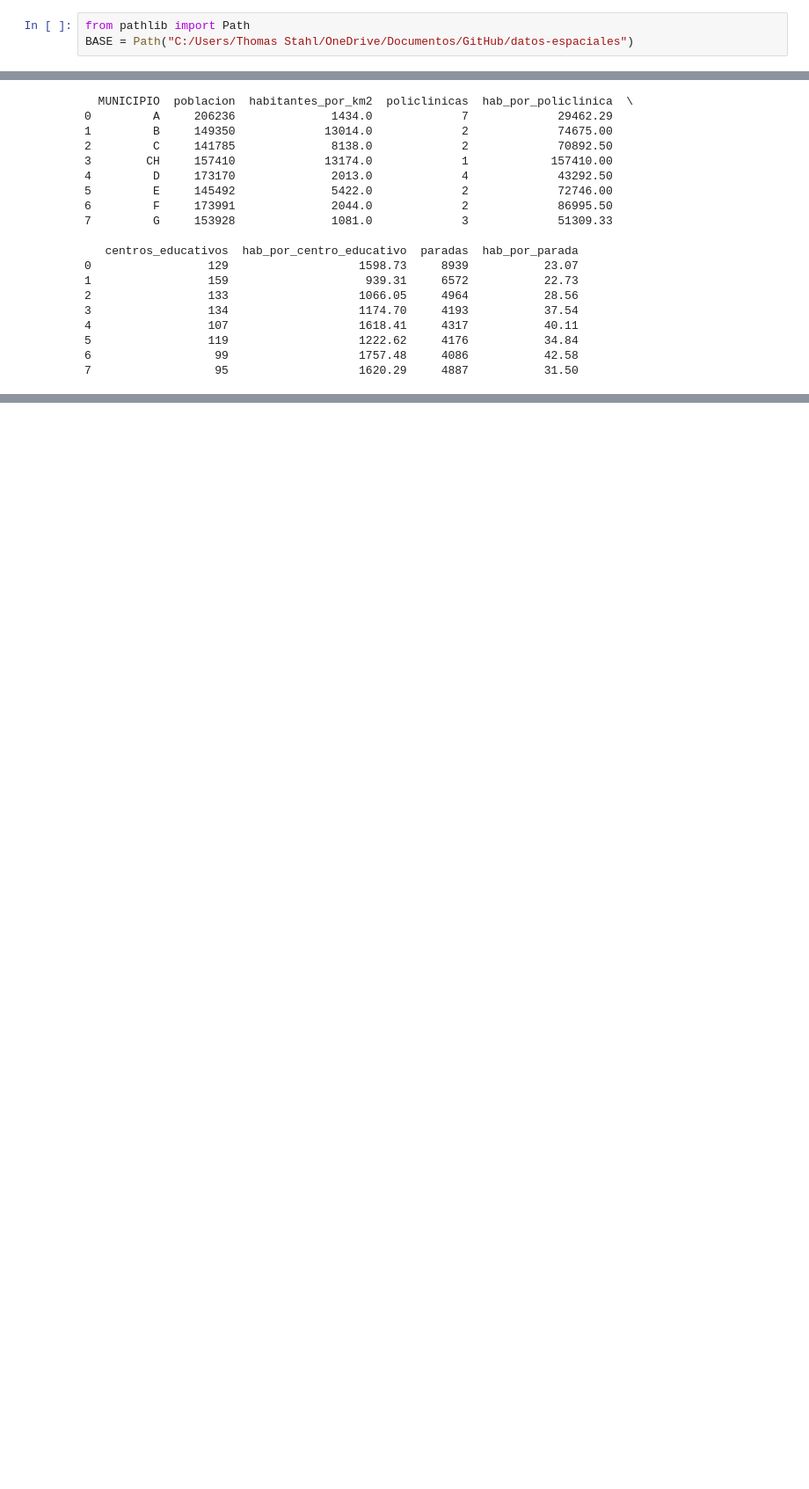
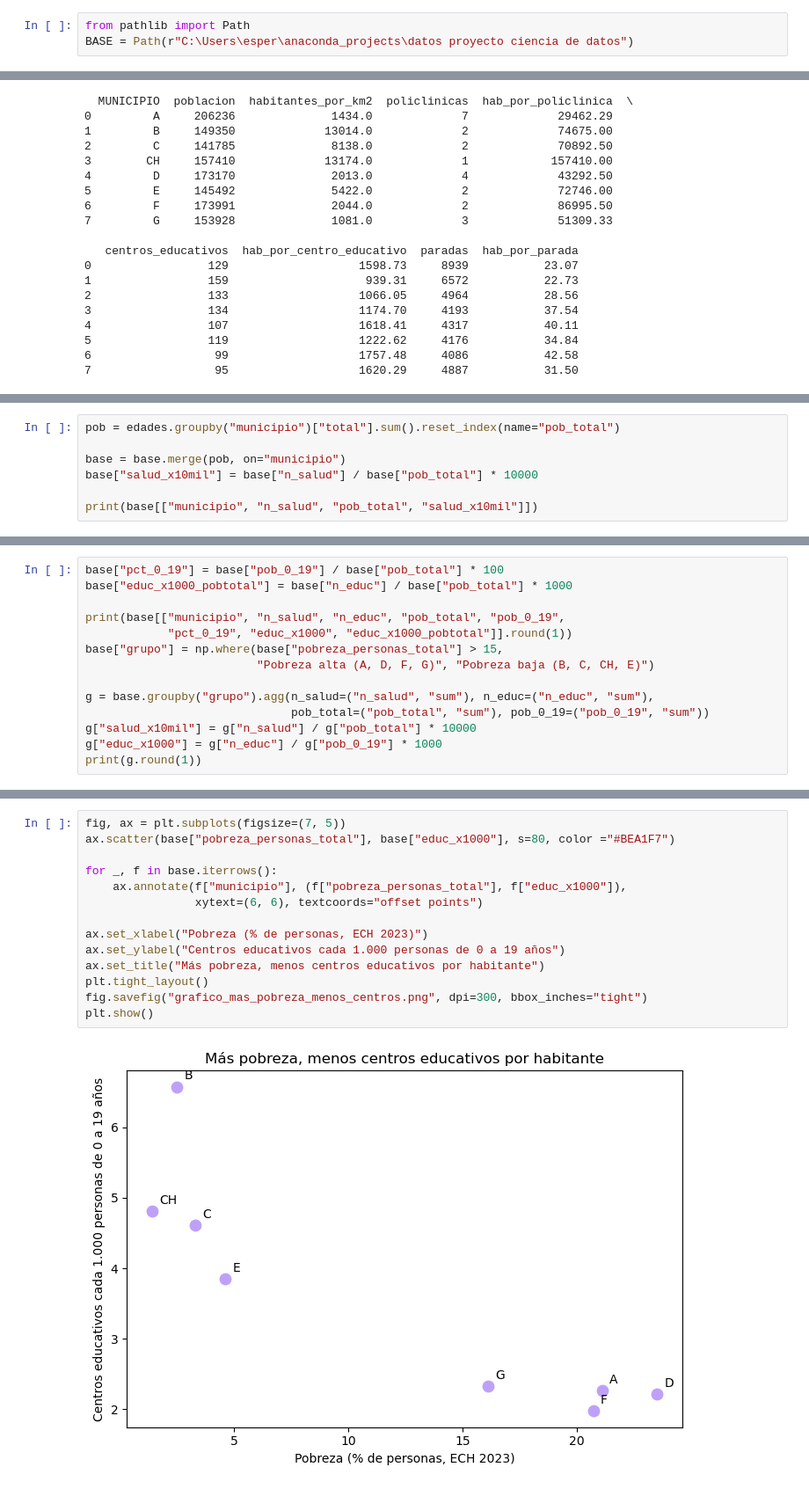
Before and after one commit to santiagoroth33/accesibilidad-servicios-montevideo, a Jupyter notebook: ProyectoCdD24.9.ipynb, the cells around one changed output, grey strips where cells are left out. Shown at 88% size. Cells and saved outputs as stored; diff of their text form; blank space fills up the shorter version.

```diff
--- a/ProyectoCdD24.9.ipynb
+++ b/ProyectoCdD24.9.ipynb
@@ -52,7 +54,7 @@ from folium import LayerControl # agrega o quita las capas de información
 from folium.plugins import MarkerCluster #agrupan puntos en burbujas
 # %%
 from pathlib import Path
-BASE = Path("C:/Users/Thomas Stahl/OneDrive/Documentos/GitHub/datos-espaciales")
+BASE = Path(r"C:\Users\esper\anaconda_projects\datos proyecto ciencia de datos")
 # %%
 def buscar_archivo(nombre):
     archivos = list(BASE.rglob(nombre))
@@ -927,0 +1034,7 @@ print(
+# %%
+pob = edades.groupby("municipio")["total"].sum().reset_index(name="pob_total")
+
+base = base.merge(pob, on="municipio")
+base["salud_x10mil"] = base["n_salud"] / base["pob_total"] * 10000
+
+print(base[["municipio", "n_salud", "pob_total", "salud_x10mil"]])
@@ -927,0 +1096,14 @@ print(
+# %%
+base["pct_0_19"] = base["pob_0_19"] / base["pob_total"] * 100
+base["educ_x1000_pobtotal"] = base["n_educ"] / base["pob_total"] * 1000
+
+print(base[["municipio", "n_salud", "n_educ", "pob_total", "pob_0_19",
+            "pct_0_19", "educ_x1000", "educ_x1000_pobtotal"]].round(1))
+base["grupo"] = np.where(base["pobreza_personas_total"] > 15,
+                         "Pobreza alta (A, D, F, G)", "Pobreza baja (B, C, CH, E)")
+
+g = base.groupby("grupo").agg(n_salud=("n_salud", "sum"), n_educ=("n_educ", "sum"),
+                              pob_total=("pob_total", "sum"), pob_0_19=("pob_0_19", "sum"))
+g["salud_x10mil"] = g["n_salud"] / g["pob_total"] * 10000
+g["educ_x1000"] = g["n_educ"] / g["pob_0_19"] * 1000
+print(g.round(1))
@@ -927,0 +1130,16 @@ print(
+# %%
+fig, ax = plt.subplots(figsize=(7, 5))
+ax.scatter(base["pobreza_personas_total"], base["educ_x1000"], s=80, color ="#BEA1F7")
+
+for _, f in base.iterrows():
+    ax.annotate(f["municipio"], (f["pobreza_personas_total"], f["educ_x1000"]),
+                xytext=(6, 6), textcoords="offset points")
+
+ax.set_xlabel("Pobreza (% de personas, ECH 2023)")
+ax.set_ylabel("Centros educativos cada 1.000 personas de 0 a 19 años")
+ax.set_title("Más pobreza, menos centros educativos por habitante")
+plt.tight_layout()
+fig.savefig("grafico_mas_pobreza_menos_centros.png", dpi=300, bbox_inches="tight")
+plt.show()
+# %% [output]
+[figure, added]
```
Also changed, not shown: parts of 30 cells of this notebook.
